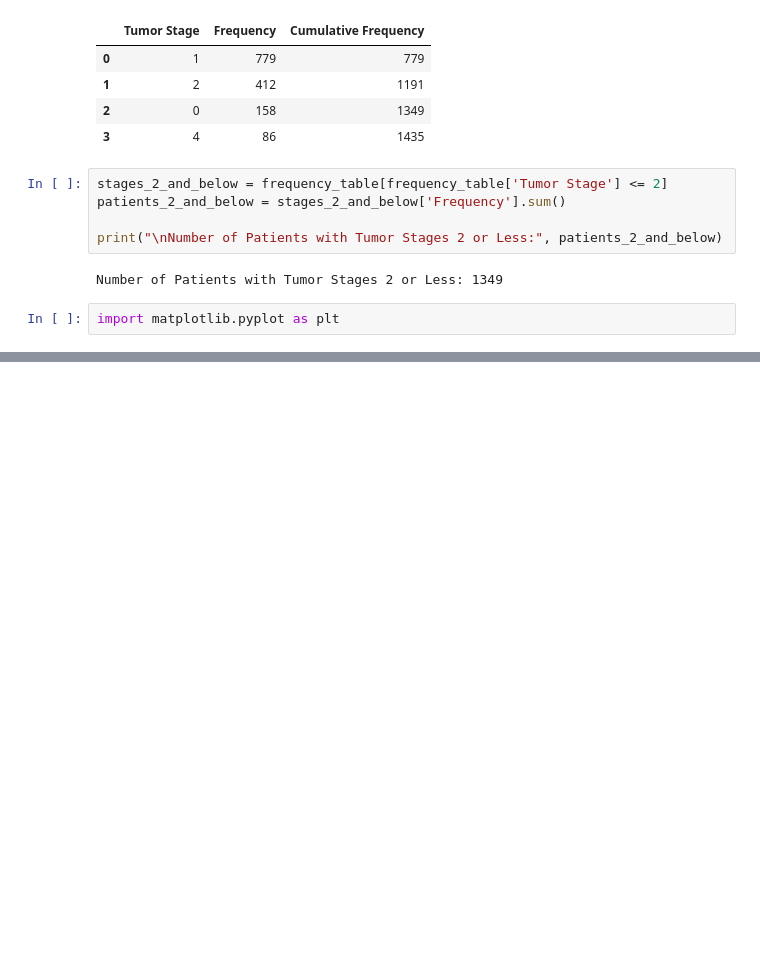
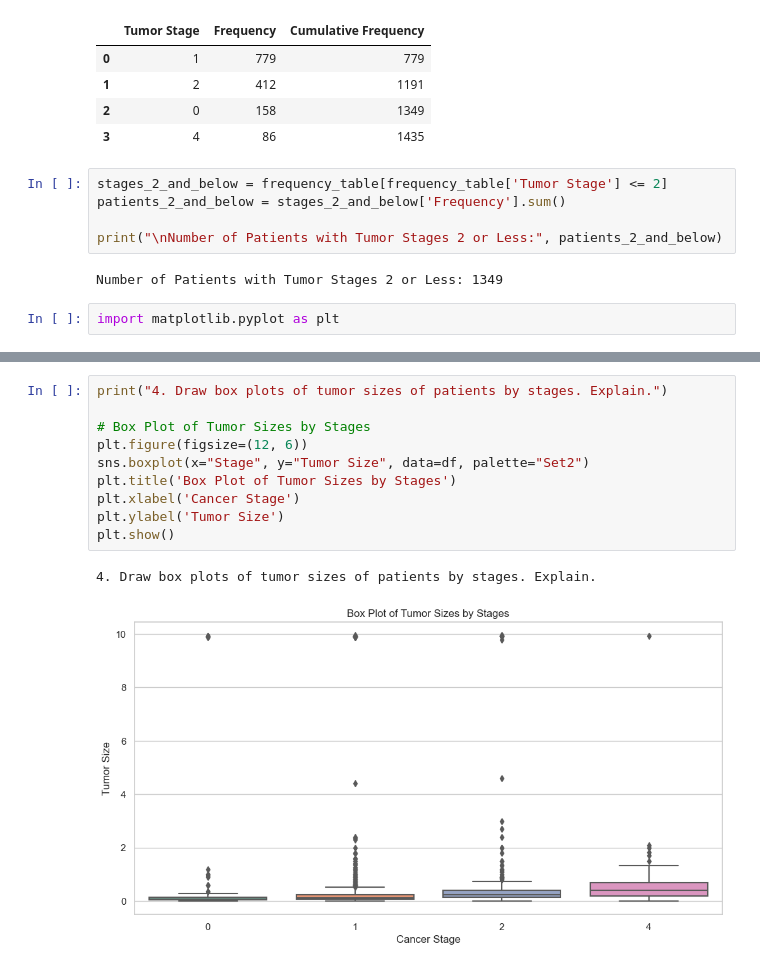
Before and after one commit to elikemk/Cancer-Patient-Anaylysis, a Jupyter notebook: cp.ipynb, the cells around one changed output, grey strips where cells are left out. Cells and saved outputs as stored; diff of their text form; blank space fills up the shorter version.

```diff
--- a/cp.ipynb
+++ b/cp.ipynb
@@ -170,0 +310,13 @@ Number of patients diagnosed with cancer less than 50 years: 165
+# %%
+print("4. Draw box plots of tumor sizes of patients by stages. Explain.")
+
+# Box Plot of Tumor Sizes by Stages
+plt.figure(figsize=(12, 6))
+sns.boxplot(x="Stage", y="Tumor Size", data=df, palette="Set2")
+plt.title('Box Plot of Tumor Sizes by Stages')
+plt.xlabel('Cancer Stage')
+plt.ylabel('Tumor Size')
+plt.show()
+# %% [output]
+4. Draw box plots of tumor sizes of patients by stages. Explain.
+[figure, added]
```
Also changed, not shown: parts of 14 cells of this notebook.
